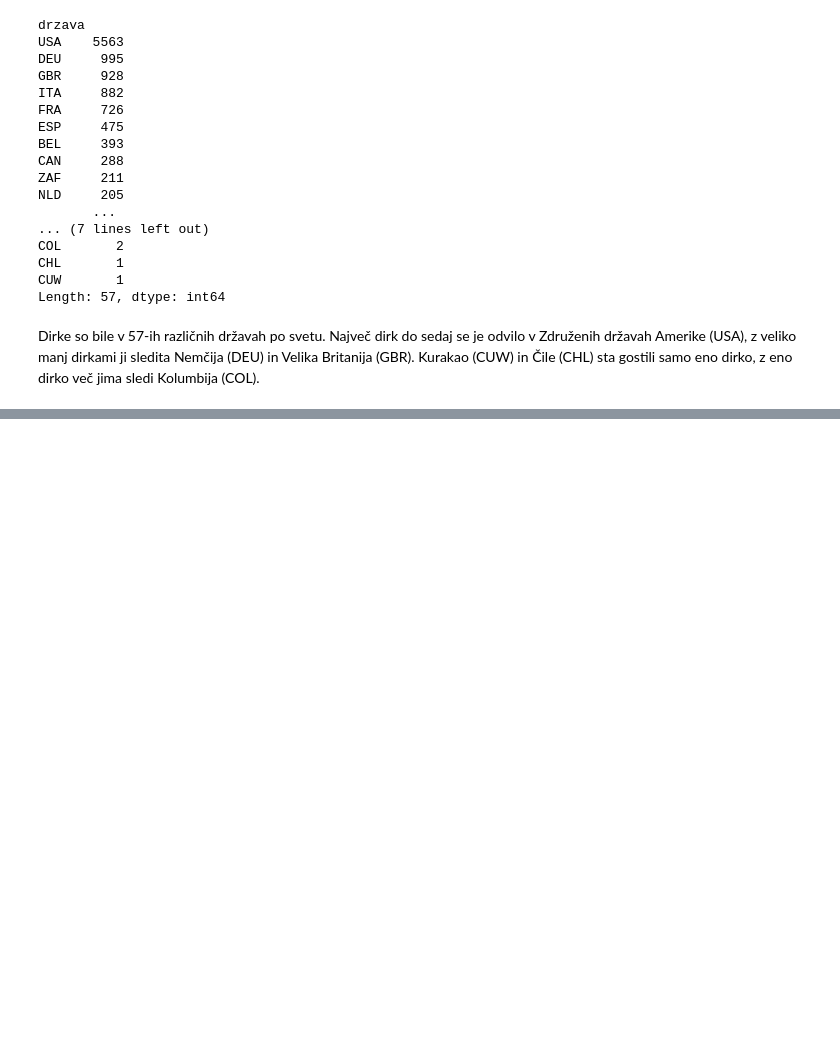
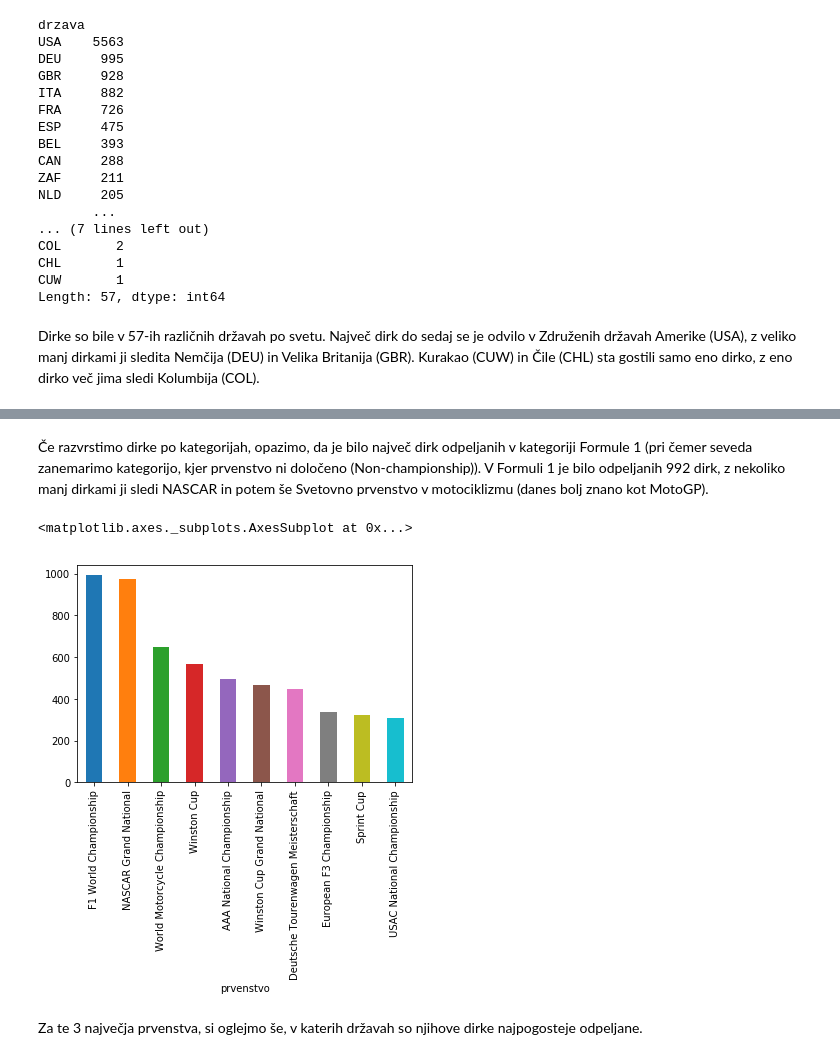
Before and after one commit to spelapetan/Avto-moto-sport-dirke, a Jupyter notebook: Analiza podatkov avto-moto dirk.ipynb, the cells around one changed output, grey strips where cells are left out. Cells and saved outputs as stored; diff of their text form; code cells hidden in the pictures; blank space fills up the shorter version.

```diff
--- a/Analiza podatkov avto-moto dirk.ipynb
+++ b/Analiza podatkov avto-moto dirk.ipynb
@@ -98,0 +121,9 @@ KeyError: 'stevilo_dirk_po_drzavah'
+# %% [markdown]
+Če razvrstimo dirke po kategorijah, opazimo, da je bilo največ dirk odpeljanih v kategoriji Formule 1 (pri čemer seveda zanemarimo kategorijo, kjer prvenstvo ni določeno (Non-championship)). V Formuli 1 je bilo odpeljanih 992 dirk, z nekoliko manj dirkami ji sledi NASCAR in potem še Svetovno prvenstvo v motociklizmu (danes bolj znano kot MotoGP).
+# %%
+dirke.groupby('prvenstvo').size().sort_values(ascending=False)[1:11].plot.bar()
+# %% [output]
+<matplotlib.axes._subplots.AxesSubplot at 0x...>
+[figure, added]
+# %% [markdown]
+Za te 3 največja prvenstva, si oglejmo še, v katerih državah so njihove dirke najpogosteje odpeljane.
```
Also changed, not shown: parts of 32 cells of this notebook, 1 other file.
